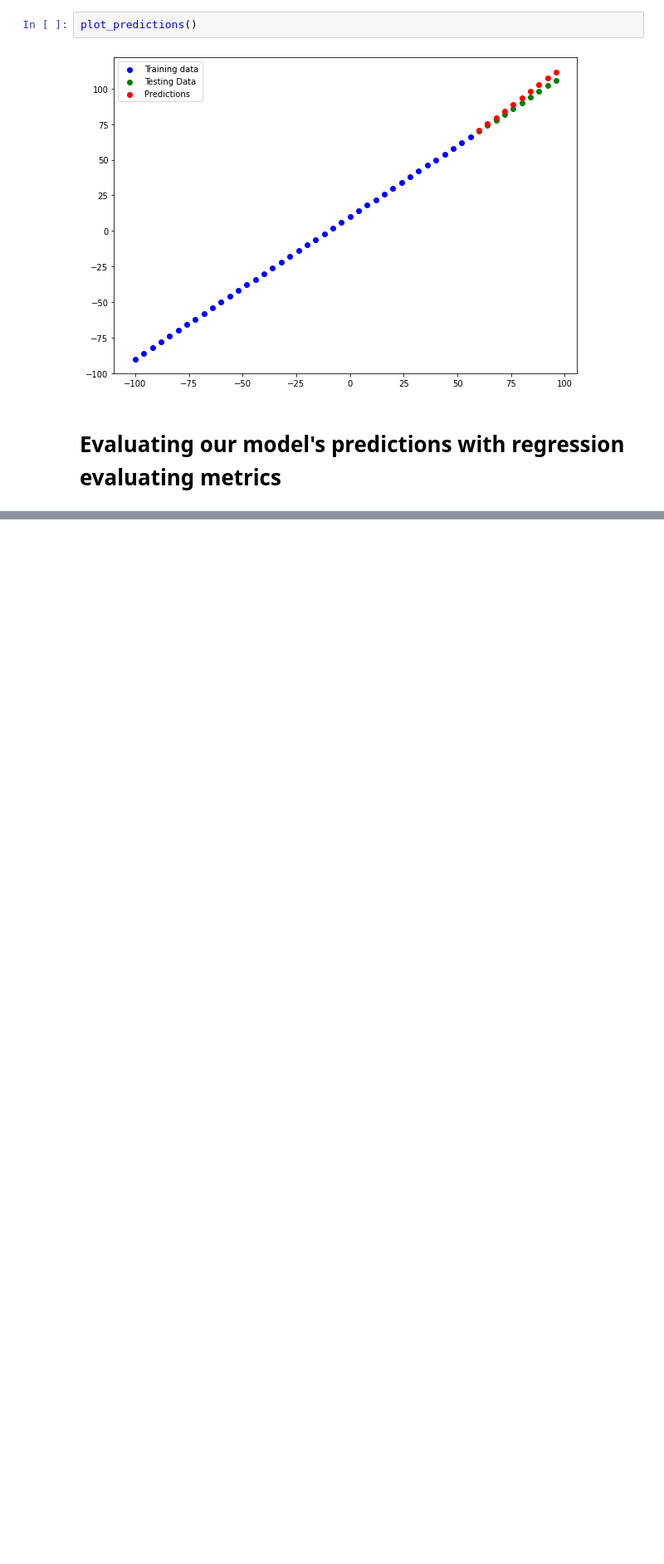
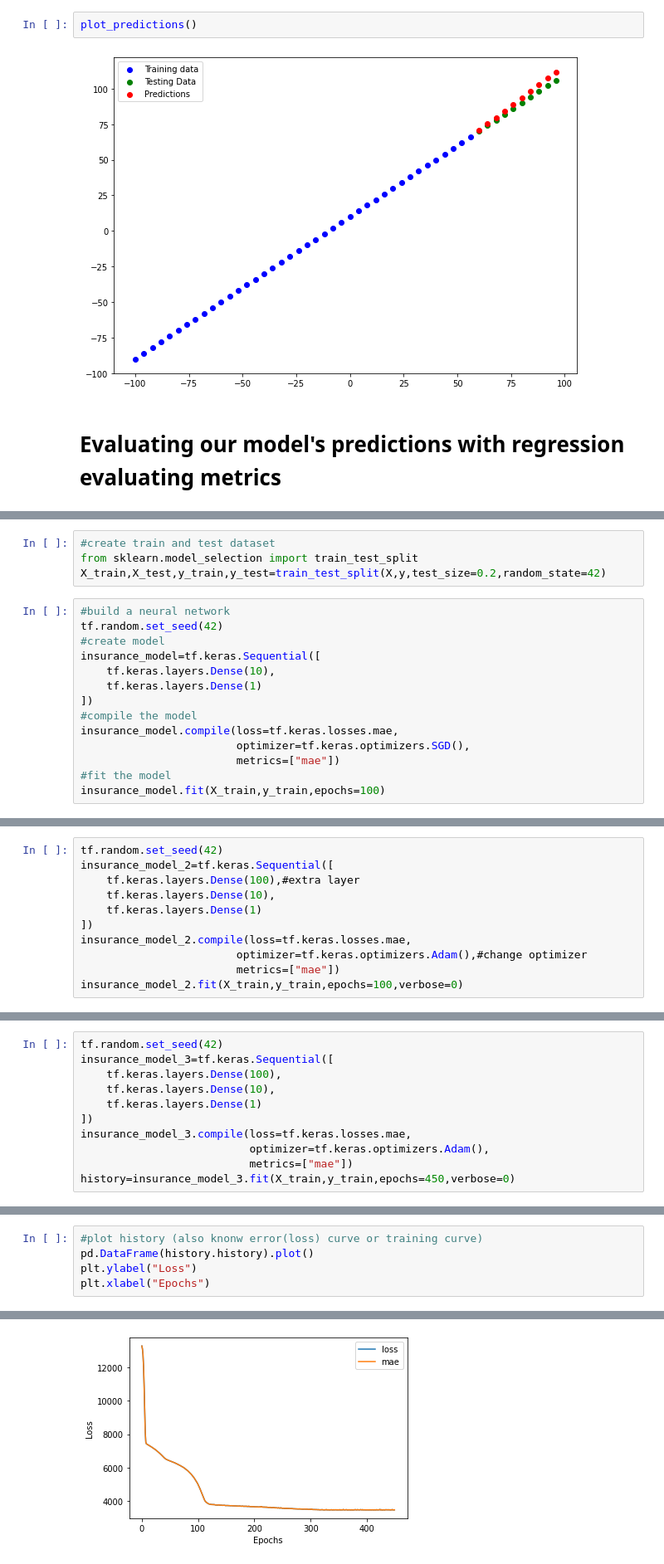
Before and after one commit to enesergen/TensorflowFundamentalCourseWithDaniel, a Jupyter notebook: 01_neural_network_regression_with_tensorflow.ipynb, the cells around one changed output, grey strips where cells are left out. Shown: that part at 83% size. Cells and saved outputs as stored; diff of their text form; blank space fills up the shorter version.

```diff
--- a/01_neural_network_regression_with_tensorflow.ipynb
+++ b/01_neural_network_regression_with_tensorflow.ipynb
@@ -299,0 +659,18 @@ plot_predictions()
+# %%
+#create train and test dataset
+from sklearn.model_selection import train_test_split
+X_train,X_test,y_train,y_test=train_test_split(X,y,test_size=0.2,random_state=42)
+# %%
+#build a neural network
+tf.random.set_seed(42)
+#create model
+insurance_model=tf.keras.Sequential([
+    tf.keras.layers.Dense(10),
+    tf.keras.layers.Dense(1)
+])
+#compile the model
+insurance_model.compile(loss=tf.keras.losses.mae,
+                        optimizer=tf.keras.optimizers.SGD(),
+                        metrics=["mae"])
+#fit the model
+insurance_model.fit(X_train,y_train,epochs=100)
@@ -299,0 +707,11 @@ plot_predictions()
+# %%
+tf.random.set_seed(42)
+insurance_model_2=tf.keras.Sequential([
+    tf.keras.layers.Dense(100),#extra layer
+    tf.keras.layers.Dense(10),
+    tf.keras.layers.Dense(1)
+])
+insurance_model_2.compile(loss=tf.keras.losses.mae,
+                        optimizer=tf.keras.optimizers.Adam(),#change optimizer
+                        metrics=["mae"])
+insurance_model_2.fit(X_train,y_train,epochs=100,verbose=0)
@@ -299,0 +731,11 @@ plot_predictions()
+# %%
+tf.random.set_seed(42)
+insurance_model_3=tf.keras.Sequential([
+    tf.keras.layers.Dense(100),
+    tf.keras.layers.Dense(10),
+    tf.keras.layers.Dense(1)
+])
+insurance_model_3.compile(loss=tf.keras.losses.mae,
+                          optimizer=tf.keras.optimizers.Adam(),
+                          metrics=["mae"])
+history=insurance_model_3.fit(X_train,y_train,epochs=450,verbose=0)
@@ -299,0 +757,6 @@ plot_predictions()
+# %%
+#plot history (also knonw error(loss) curve or training curve)
+pd.DataFrame(history.history).plot()
+plt.ylabel("Loss")
+plt.xlabel("Epochs")
+# %% [output]
@@ -299,0 +764 @@ plot_predictions()
+[figure, added]
```
Also changed, not shown: parts of 72 cells of this notebook.
